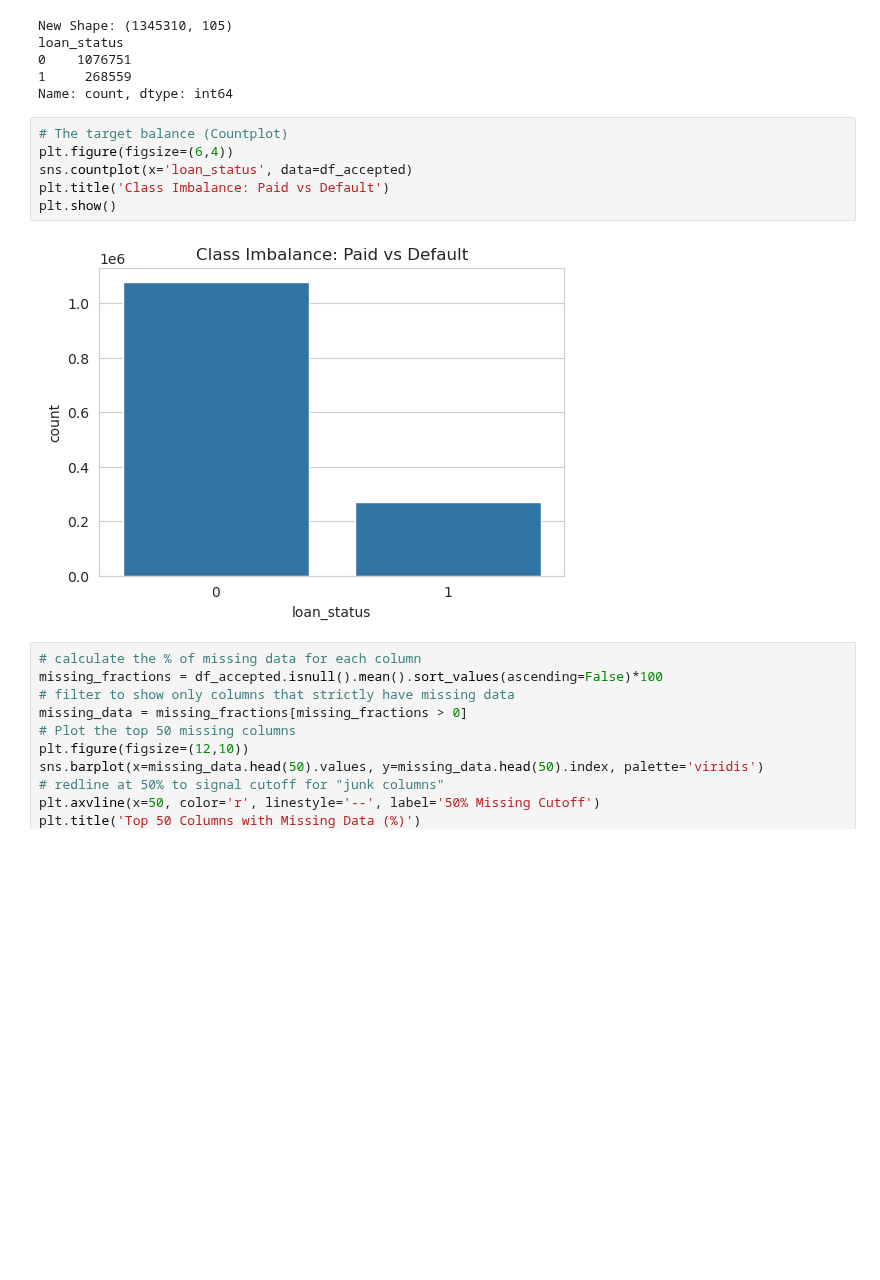
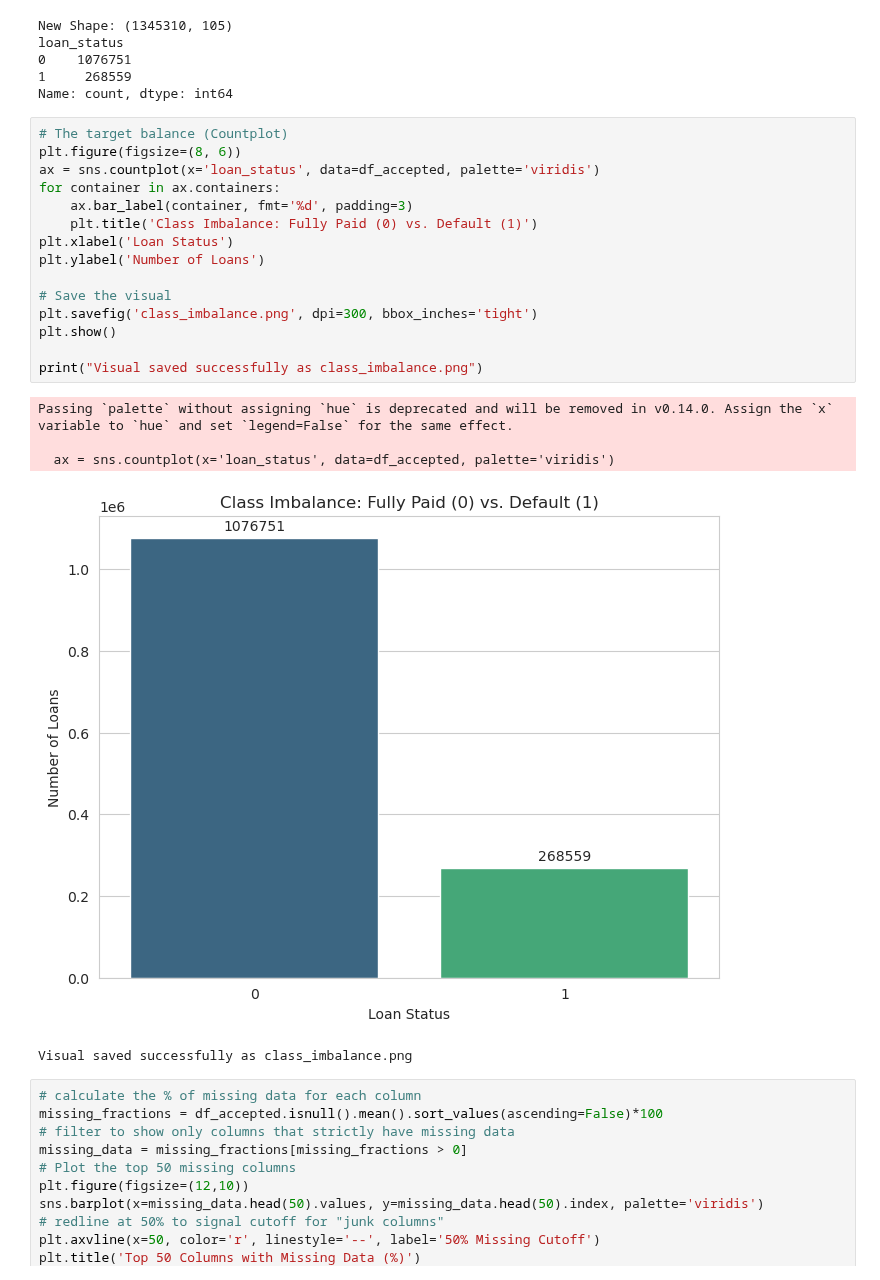
Before and after one commit to chaboihenry/Credit-Risk, a Jupyter notebook: Code/Default_Probability_Model.ipynb, the cells around one changed output. Drawn from its saved outputs; the diff is of its cells as text; blank space fills up the shorter version.

Commit message:
adding visuals to readme.md file

```diff
--- a/Code/Default_Probability_Model.ipynb
+++ b/Code/Default_Probability_Model.ipynb
@@ -156,12 +156,25 @@ loan_status
 Name: count, dtype: int64
 # %%
 # The target balance (Countplot)
-plt.figure(figsize=(6,4))
-sns.countplot(x='loan_status', data=df_accepted)
-plt.title('Class Imbalance: Paid vs Default')
+plt.figure(figsize=(8, 6))
+ax = sns.countplot(x='loan_status', data=df_accepted, palette='viridis')
+for container in ax.containers:
+    ax.bar_label(container, fmt='%d', padding=3)
+    plt.title('Class Imbalance: Fully Paid (0) vs. Default (1)')
+plt.xlabel('Loan Status')
+plt.ylabel('Number of Loans')
+
+# Save the visual
+plt.savefig('class_imbalance.png', dpi=300, bbox_inches='tight')
 plt.show()
+
+print("Visual saved successfully as class_imbalance.png")
 # %% [output]
+Passing `palette` without assigning `hue` is deprecated and will be removed in v0.14.0. Assign the `x` variable to `hue` and set `legend=False` for the same effect.
+
+  ax = sns.countplot(x='loan_status', data=df_accepted, palette='viridis')
-[figure, old version]
+[figure, new version]
+Visual saved successfully as class_imbalance.png
 # %%
 # calculate the % of missing data for each column
 missing_fractions = df_accepted.isnull().mean().sort_values(ascending=False)*100
```
Also changed, not shown: parts of 7 cells of this notebook, 8 other files.
